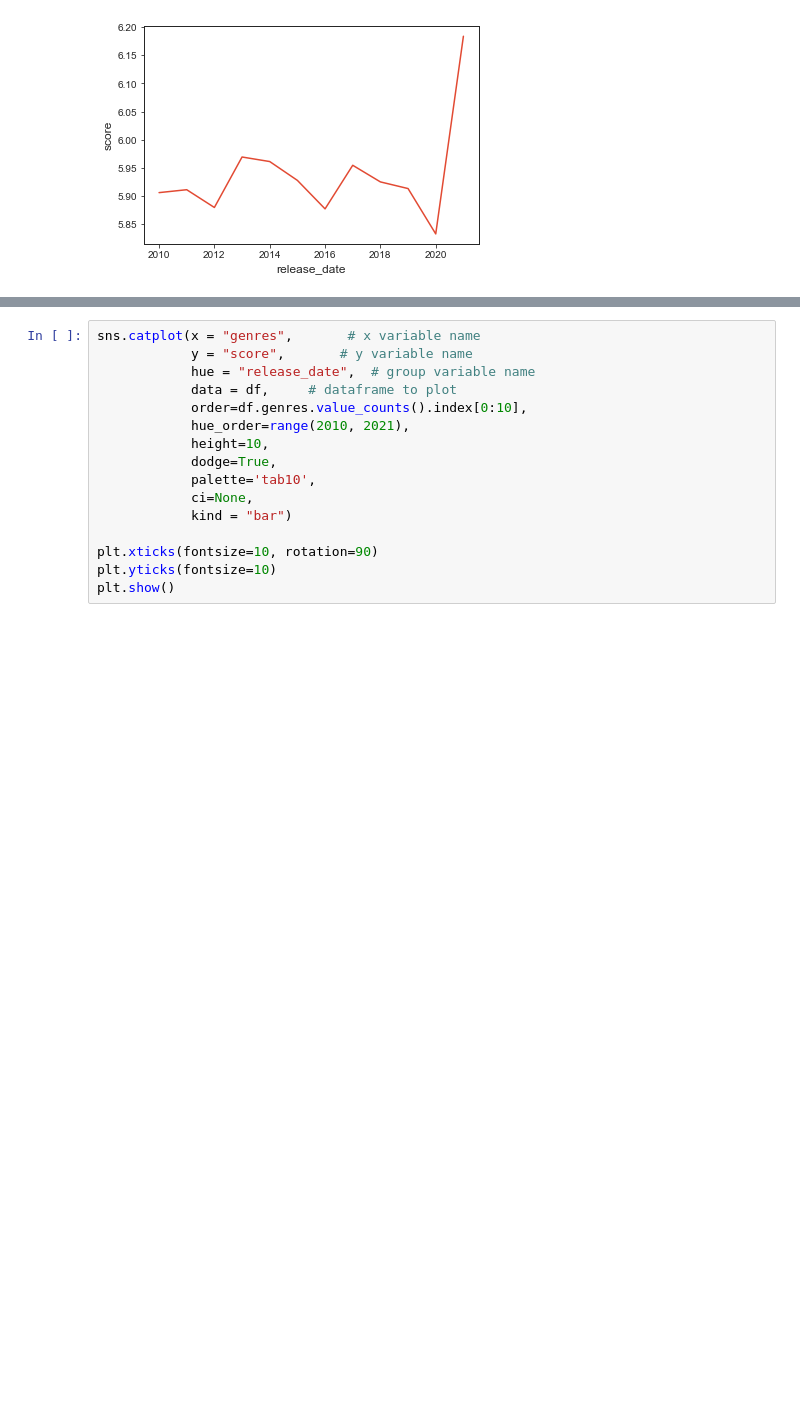
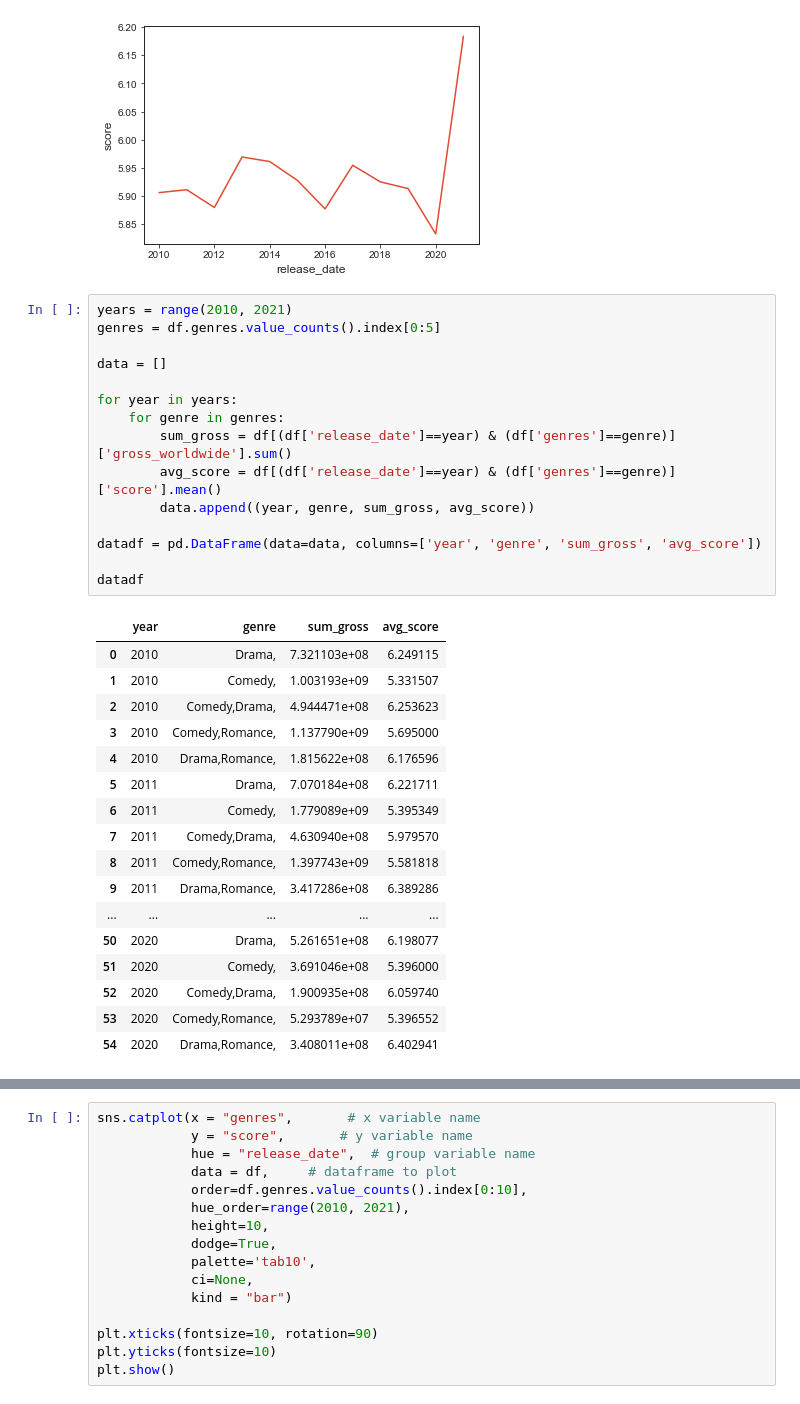
Before and after one commit to icyj1003/imdb-movies-gross, a Jupyter notebook: new_eda.ipynb, the cells around one changed output, grey strips where cells are left out. Saved outputs shown, nothing was run; the diff lists cells and outputs as text; blank space fills up the shorter version.

```diff
--- a/new_eda.ipynb
+++ b/new_eda.ipynb
@@ -194,3 +161,36 @@ sns.lineplot(x='release_date', y='score', data=score)
 # %% [output]
 <AxesSubplot:xlabel='release_date', ylabel='score'>
 [figure]
+# %%
+years = range(2010, 2021)
+genres = df.genres.value_counts().index[0:5]
+
+data = []
+
+for year in years:
+    for genre in genres:
+        sum_gross = df[(df['release_date']==year) & (df['genres']==genre)]['gross_worldwide'].sum()
+        avg_score = df[(df['release_date']==year) & (df['genres']==genre)]['score'].mean()
+        data.append((year, genre, sum_gross, avg_score))
+
+datadf = pd.DataFrame(data=data, columns=['year', 'genre', 'sum_gross', 'avg_score'])
+
+datadf
+# %% [output]
+|  | year | genre | sum_gross | avg_score |
+| 0 | 2010 | Drama, | 7.321103e+08 | 6.249115 |
+| 1 | 2010 | Comedy, | 1.003193e+09 | 5.331507 |
+| 2 | 2010 | Comedy,Drama, | 4.944471e+08 | 6.253623 |
+| 3 | 2010 | Comedy,Romance, | 1.137790e+09 | 5.695000 |
+| 4 | 2010 | Drama,Romance, | 1.815622e+08 | 6.176596 |
+| 5 | 2011 | Drama, | 7.070184e+08 | 6.221711 |
+| 6 | 2011 | Comedy, | 1.779089e+09 | 5.395349 |
+| 7 | 2011 | Comedy,Drama, | 4.630940e+08 | 5.979570 |
+| 8 | 2011 | Comedy,Romance, | 1.397743e+09 | 5.581818 |
+| 9 | 2011 | Drama,Romance, | 3.417286e+08 | 6.389286 |
+| ... | ... | ... | ... | ... |
+| 50 | 2020 | Drama, | 5.261651e+08 | 6.198077 |
+| 51 | 2020 | Comedy, | 3.691046e+08 | 5.396000 |
+| 52 | 2020 | Comedy,Drama, | 1.900935e+08 | 6.059740 |
+| 53 | 2020 | Comedy,Romance, | 5.293789e+07 | 5.396552 |
+| 54 | 2020 | Drama,Romance, | 3.408011e+08 | 6.402941 |
```
Also changed, not shown: parts of 4 cells of this notebook.
